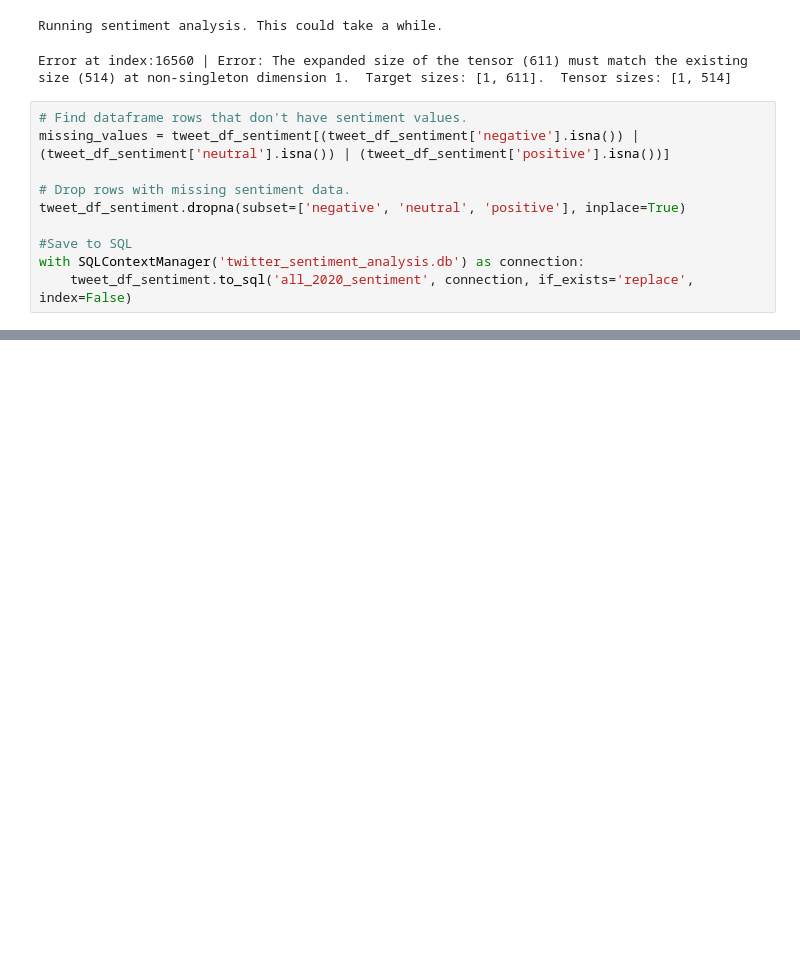
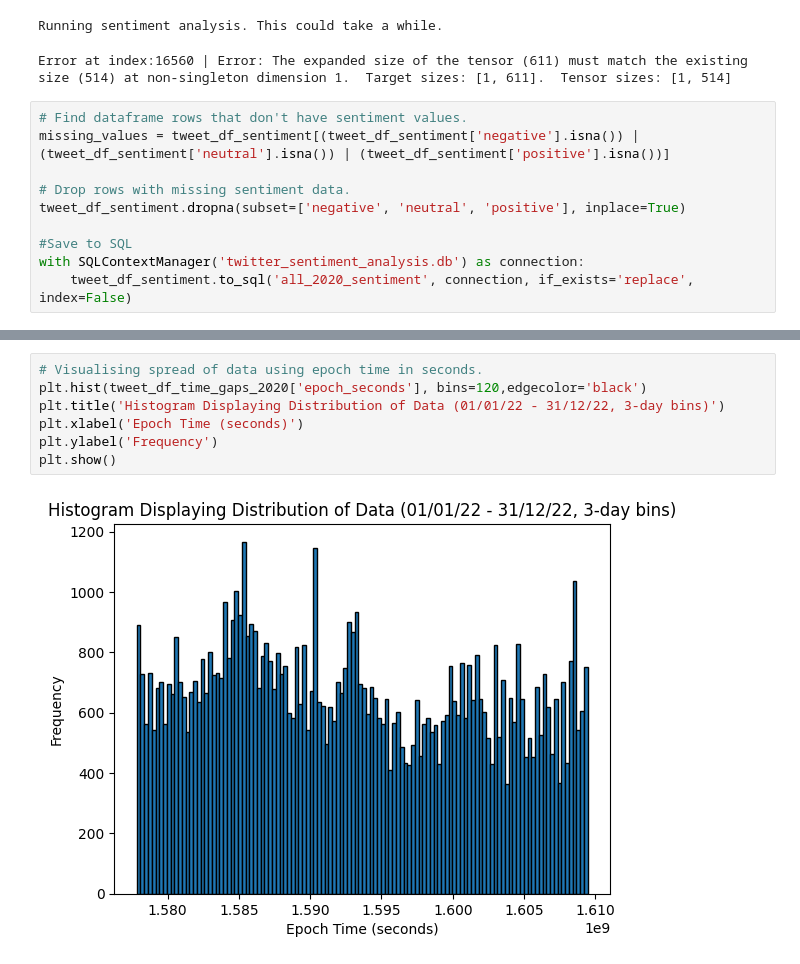
Before and after one commit to christywastaken/twitter-sentiment-analysis, a Jupyter notebook: twitter_sentiment_analysis.ipynb, the cells around one changed output, grey strips where cells are left out. Cells and saved outputs as stored; diff of their text form; blank space fills up the shorter version.

```diff
--- a/twitter_sentiment_analysis.ipynb
+++ b/twitter_sentiment_analysis.ipynb
@@ -435,0 +462,9 @@ with SQLContextManager('twitter_sentiment_analysis.db') as connection:
+# %%
+# Visualising spread of data using epoch time in seconds.
+plt.hist(tweet_df_time_gaps_2020['epoch_seconds'], bins=120,edgecolor='black')
+plt.title('Histogram Displaying Distribution of Data (01/01/22 - 31/12/22, 3-day bins)')
+plt.xlabel('Epoch Time (seconds)')
+plt.ylabel('Frequency')
+plt.show()
+# %% [output]
+[figure, added]
```
Also changed, not shown: parts of 8 cells of this notebook.
